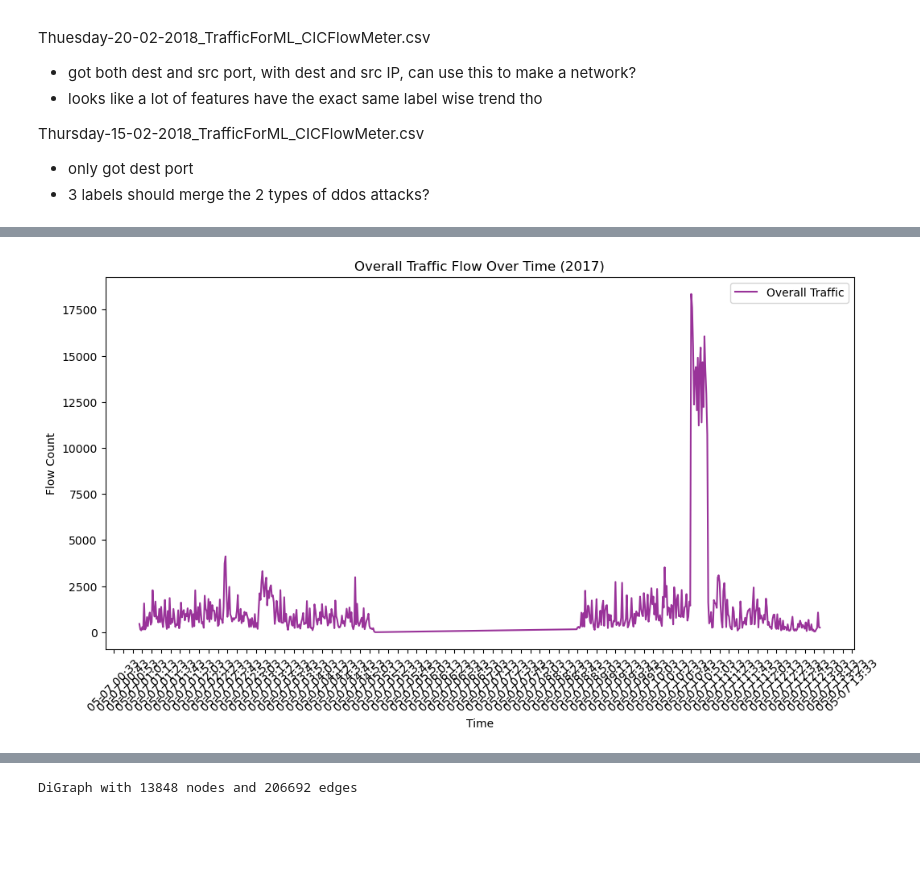
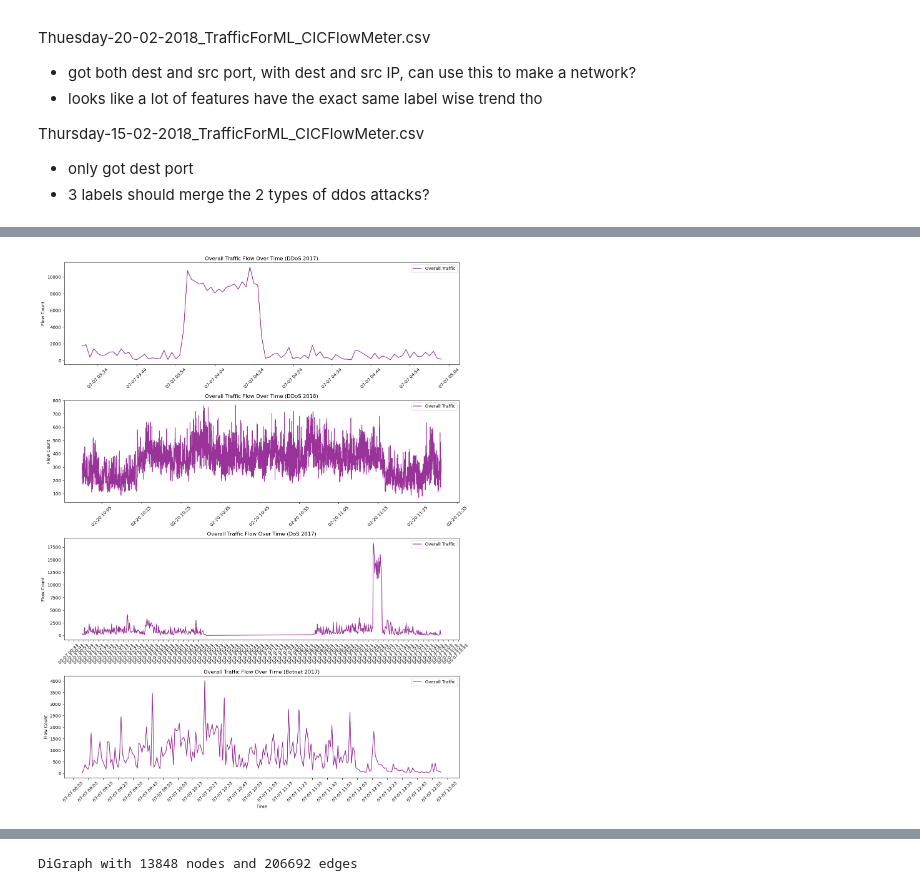
Before and after one commit to zhiyongyong-nus/dsa4263-fraudsters, a Jupyter notebook: cybersec_EDA.ipynb, the cells around one changed output, grey strips where cells are left out. Drawn from its saved outputs; the diff is of its cells as text; code cells hidden in the pictures; blank space fills up the shorter version.

Commit message:
clean up

```diff
--- a/cybersec_EDA.ipynb
+++ b/cybersec_EDA.ipynb
@@ -175,29 +75,34 @@ Name: count, dtype: int64
 # %%
-# Copy dataset
-analysis_df = dos2017_df_cleaned.copy()
+# List of datasets and titles
+datasets = [
+    (ddos2017_df_cleaned, "DDoS 2017"),
+    (ddos2018_df_cleaned, "DDoS 2018"),
+    (dos2017_df_cleaned, "DoS 2017"),
+    (botnet2017_df_cleaned, "Botnet 2017")
+]
 
-# Convert Timestamp to datetime
-analysis_df['Timestamp'] = pd.to_datetime(analysis_df['Timestamp'])
+# Create subplots
+fig, axs = plt.subplots(4, 1, figsize=(14, 18), sharex=False)
 
-# Count overall flows per second
-analysis_df['Time_Seconds'] = analysis_df['Timestamp'].dt.floor('s')
-overall_traffic = analysis_df.groupby('Time_Seconds').size()
+for i, (df, title) in enumerate(datasets):
+    analysis_df = df.copy()
+    analysis_df['Timestamp'] = pd.to_datetime(analysis_df['Timestamp'])
+    analysis_df['Time_Seconds'] = analysis_df['Timestamp'].dt.floor('s')
+    overall_traffic = analysis_df.groupby('Time_Seconds').size()
 
-# Plot the overall traffic flow
-plt.figure(figsize=(12,6))
-plt.plot(overall_traffic.index, overall_traffic, label="Overall Traffic", color='purple', alpha=0.8)
+    axs[i].plot(overall_traffic.index, overall_traffic, label="Overall Traffic", color='purple', alpha=0.8)
+    axs[i].set_title(f"Overall Traffic Flow Over Time ({title})")
+    axs[i].set_ylabel("Flow Count")
+    axs[i].legend()
 
-# Labels and legend
+    # Format time axis
+    axs[i].xaxis.set_major_formatter(mdates.DateFormatter('%m-%d %H:%M'))
+    axs[i].xaxis.set_major_locator(mdates.MinuteLocator(interval=10))
+    axs[i].tick_params(axis='x', rotation=45)
+
+# Shared X label
 plt.xlabel("Time")
-plt.ylabel("Flow Count")
-plt.title("Overall Traffic Flow Over Time (2017)")
-plt.legend()
-
-# Improve x-axis time format
-plt.gca().xaxis.set_major_formatter(mdates.DateFormatter('%m-%d %H:%M'))  # Format: Month-Day Hour:Minute
-plt.gca().xaxis.set_major_locator(mdates.MinuteLocator(interval=10))  # Adjust interval as needed
-plt.xticks(rotation=45)  # Rotate for better readability
-
+plt.tight_layout()
 plt.show()
 # %% [output]
-[figure, old version]
+[figure, new version]
```
Also changed, not shown: parts of 42 cells of this notebook, 5 other files.
